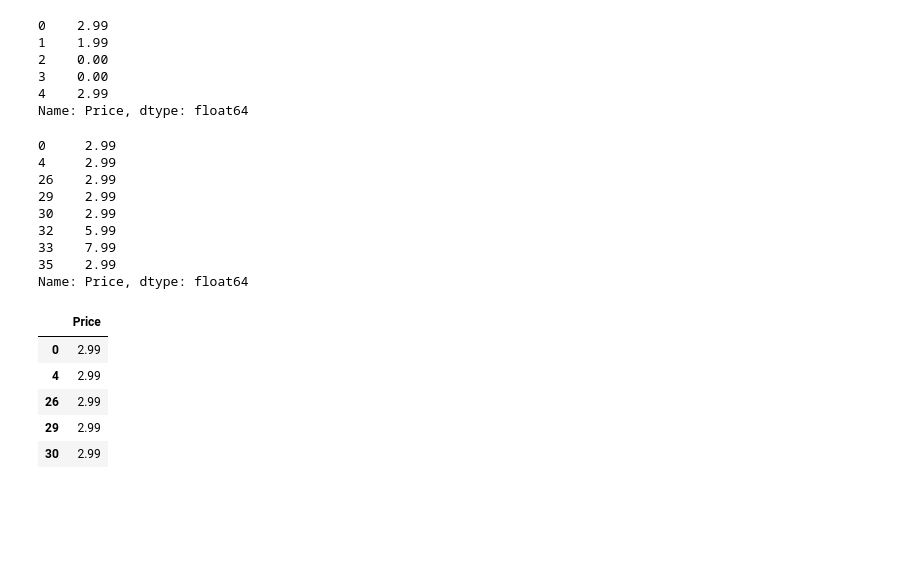
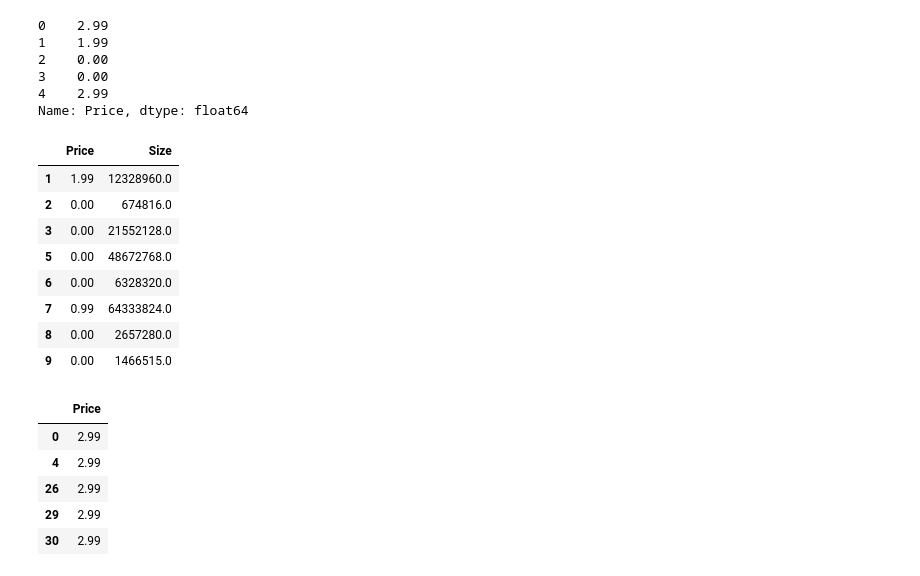
Before and after one commit to HarmonicHemispheres/JupyterianSnakeInvasion, a Jupyter notebook: 3-python-data-tools.ipynb, the cells around one changed output. Cells and saved outputs as stored; diff of their text form; code cells hidden in the pictures; blank space fills up the shorter version.

```diff
--- a/3-python-data-tools.ipynb
+++ b/3-python-data-tools.ipynb
@@ -121,17 +123,17 @@ data['Price'].head()
 Name: Price, dtype: float64
 # %%
 ### Selecting a Column With conditions ###
-data['Price'][data.Price > 2].head(8)
+data[['Price', 'Size']][data.Price < 2].head(8)
 # %% [output]
-0     2.99
-4     2.99
-26    2.99
-29    2.99
-30    2.99
-32    5.99
-33    7.99
-35    2.99
-Name: Price, dtype: float64
+|  | Price | Size |
+| 1 | 1.99 | 12328960.0 |
+| 2 | 0.00 | 674816.0 |
+| 3 | 0.00 | 21552128.0 |
+| 5 | 0.00 | 48672768.0 |
+| 6 | 0.00 | 6328320.0 |
+| 7 | 0.99 | 64333824.0 |
+| 8 | 0.00 | 2657280.0 |
+| 9 | 0.00 | 1466515.0 |
 # %%
 ### Single Field from selection
 data.loc[data['Price'] > 2, ['Price']].head()
```
Also changed, not shown: parts of 3 cells of this notebook, 7 other files.
